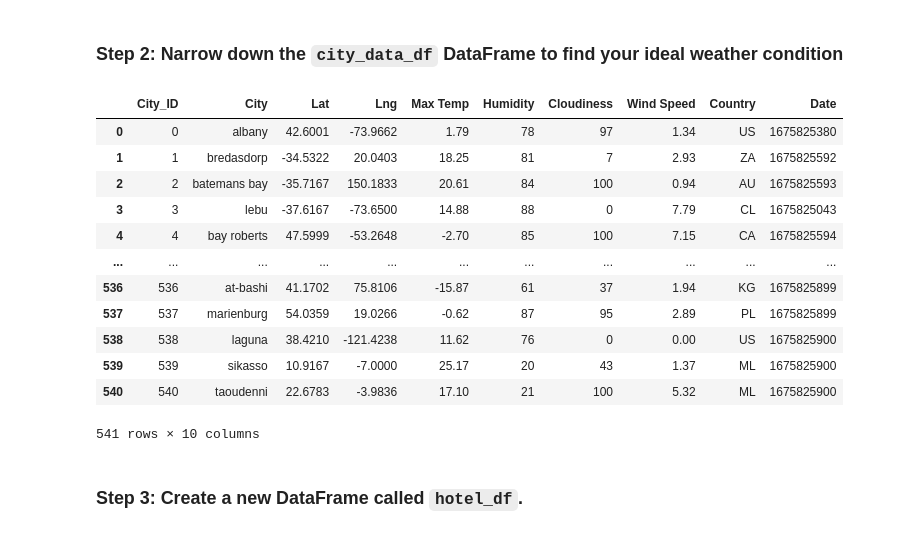
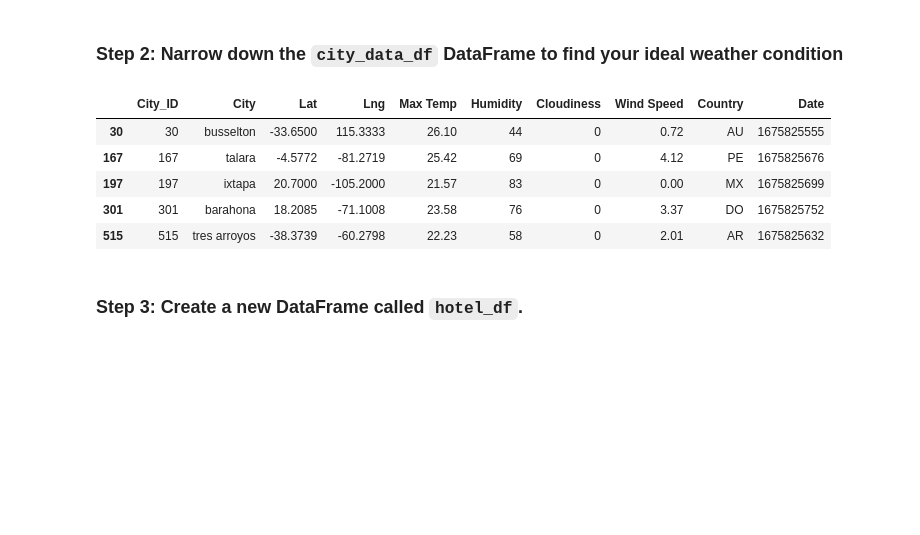
Before and after one commit to johnjamesktm/python-api-challenge, a Jupyter notebook: starter_code/VacationPy.ipynb, the cells around one changed output. Cells and saved outputs as stored; diff of their text form; code cells hidden in the pictures; blank space fills up the shorter version.

```diff
--- a/starter_code/VacationPy.ipynb
+++ b/starter_code/VacationPy.ipynb
@@ -53,27 +56,20 @@ map_plot_1
 ### Step 2: Narrow down the `city_data_df` DataFrame to find your ideal weather condition
 # %%
 # Narrow down cities that fit criteria and drop any results with null values
-city_data_df.loc[(city_data_df["Max Temp"] > 21) & (city_data_df["Max Temp"] < 27) & (city_data_df["Wind Speed"] < 4.5) & (city_data_df["Cloudiness"] == 0)]
+city_data_df = city_data_df.loc[(city_data_df["Max Temp"] > 21) & (city_data_df["Max Temp"] < 27) & (city_data_df["Wind Speed"] < 4.5) & (city_data_df["Cloudiness"] == 0)]
 
 # Drop any rows with null values
-city_data_df.dropna()
+city_data_df = city_data_df.dropna()
 
 # Display sample data
 city_data_df
 # %% [output]
 |  | City_ID | City | Lat | Lng | Max Temp | Humidity | Cloudiness | Wind Speed | Country | Date |
-| 0 | 0 | albany | 42.6001 | -73.9662 | 1.79 | 78 | 97 | 1.34 | US | 1675825380 |
-| 1 | 1 | bredasdorp | -34.5322 | 20.0403 | 18.25 | 81 | 7 | 2.93 | ZA | 1675825592 |
-| 2 | 2 | batemans bay | -35.7167 | 150.1833 | 20.61 | 84 | 100 | 0.94 | AU | 1675825593 |
-| 3 | 3 | lebu | -37.6167 | -73.6500 | 14.88 | 88 | 0 | 7.79 | CL | 1675825043 |
-| 4 | 4 | bay roberts | 47.5999 | -53.2648 | -2.70 | 85 | 100 | 7.15 | CA | 1675825594 |
-| ... | ... | ... | ... | ... | ... | ... | ... | ... | ... | ... |
-| 536 | 536 | at-bashi | 41.1702 | 75.8106 | -15.87 | 61 | 37 | 1.94 | KG | 1675825899 |
-| 537 | 537 | marienburg | 54.0359 | 19.0266 | -0.62 | 87 | 95 | 2.89 | PL | 1675825899 |
-| 538 | 538 | laguna | 38.4210 | -121.4238 | 11.62 | 76 | 0 | 0.00 | US | 1675825900 |
-| 539 | 539 | sikasso | 10.9167 | -7.0000 | 25.17 | 20 | 43 | 1.37 | ML | 1675825900 |
-| 540 | 540 | taoudenni | 22.6783 | -3.9836 | 17.10 | 21 | 100 | 5.32 | ML | 1675825900 |
+| 30 | 30 | busselton | -33.6500 | 115.3333 | 26.10 | 44 | 0 | 0.72 | AU | 1675825555 |
+| 167 | 167 | talara | -4.5772 | -81.2719 | 25.42 | 69 | 0 | 4.12 | PE | 1675825676 |
+| 197 | 197 | ixtapa | 20.7000 | -105.2000 | 21.57 | 83 | 0 | 0.00 | MX | 1675825699 |
+| 301 | 301 | barahona | 18.2085 | -71.1008 | 23.58 | 76 | 0 | 3.37 | DO | 1675825752 |
+| 515 | 515 | tres arroyos | -38.3739 | -60.2798 | 22.23 | 58 | 0 | 2.01 | AR | 1675825632 |
-541 rows × 10 columns
 # %% [markdown]
 ### Step 3: Create a new DataFrame called `hotel_df`.
 # %%
```
Also changed, not shown: parts of 3 cells of this notebook.
